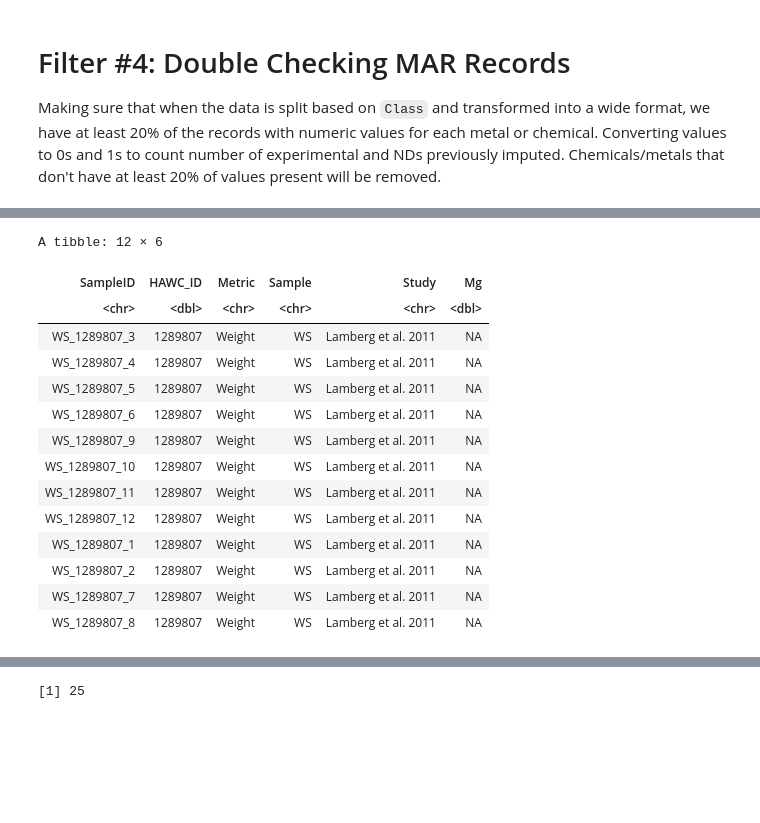
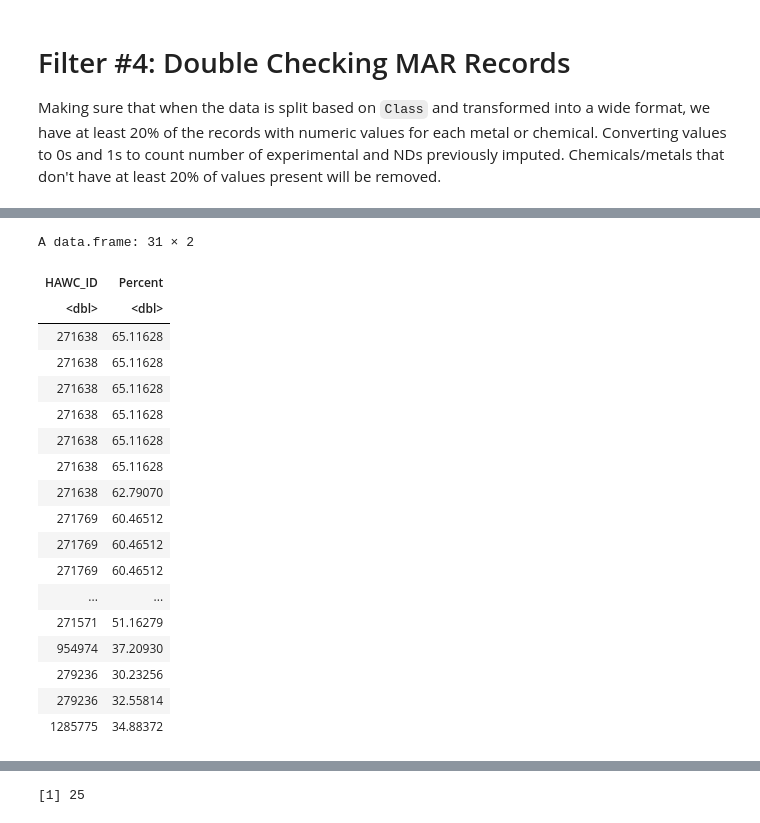
Before and after one commit to UNC-CEMALB/P1015.-Wildfire_Suffcient_Similiarity, a Jupyter notebook: 1. Data Processing/Data Processing.ipynb, the cells around one changed output, grey strips where cells are left out. Saved outputs shown, nothing was run; the diff lists cells and outputs as text; code cells hidden in the pictures; blank space fills up the shorter version.

```diff
--- a/1. Data Processing/Data Processing.ipynb
+++ b/1. Data Processing/Data Processing.ipynb
@@ -635,22 +638,26 @@ A tibble: 6 × 40
 | WS_271638_1 | 271638 | Weight | WS | Jalava et al. 2012 | 1 | 6.000000 | 121.2436 | 1140 | NA | ⋯ | ... |
 | WS_271638_2 | 271638 | Weight | WS | Jalava et al. 2012 | 2 | 11.000000 | 121.2436 | 1780 | NA | ⋯ | ... |
 | WS_271638_3 | 271638 | Weight | WS | Jalava et al. 2012 | 3 | 6.000000 | 121.2436 | 784 | NA | ⋯ | ... |
-# %%
-preimputed_weight_df[,c(1:5,39)] %>%
-    filter(HAWC_ID == 1289807)
-# %% [output]
-A tibble: 12 × 6
-| SampleID | HAWC_ID | Metric | Sample | Study | Mg |
-| <chr> | <dbl> | <chr> | <chr> | <chr> | <dbl> |
-| WS_1289807_3 | 1289807 | Weight | WS | Lamberg et al. 2011 | NA |
-| WS_1289807_4 | 1289807 | Weight | WS | Lamberg et al. 2011 | NA |
-| WS_1289807_5 | 1289807 | Weight | WS | Lamberg et al. 2011 | NA |
-| WS_1289807_6 | 1289807 | Weight | WS | Lamberg et al. 2011 | NA |
-| WS_1289807_9 | 1289807 | Weight | WS | Lamberg et al. 2011 | NA |
-| WS_1289807_10 | 1289807 | Weight | WS | Lamberg et al. 2011 | NA |
-| WS_1289807_11 | 1289807 | Weight | WS | Lamberg et al. 2011 | NA |
-| WS_1289807_12 | 1289807 | Weight | WS | Lamberg et al. 2011 | NA |
-| WS_1289807_1 | 1289807 | Weight | WS | Lamberg et al. 2011 | NA |
-| WS_1289807_2 | 1289807 | Weight | WS | Lamberg et al. 2011 | NA |
-| WS_1289807_7 | 1289807 | Weight | WS | Lamberg et al. 2011 | NA |
-| WS_1289807_8 | 1289807 | Weight | WS | Lamberg et al. 2011 | NA |
+# %%
+percentage_weight_df[[2]] %>%
+    filter(HAWC_ID %in% test2)
+# %% [output]
+A data.frame: 31 × 2
+| HAWC_ID | Percent |
+| <dbl> | <dbl> |
+| 271638 | 65.11628 |
+| 271638 | 65.11628 |
+| 271638 | 65.11628 |
+| 271638 | 65.11628 |
+| 271638 | 65.11628 |
+| 271638 | 65.11628 |
+| 271638 | 62.79070 |
+| 271769 | 60.46512 |
+| 271769 | 60.46512 |
+| 271769 | 60.46512 |
+| ... | ... |
+| 271571 | 51.16279 |
+| 954974 | 37.20930 |
+| 279236 | 30.23256 |
+| 279236 | 32.55814 |
+| 1285775 | 34.88372 |
```
Also changed, not shown: parts of 2 cells of this notebook.
